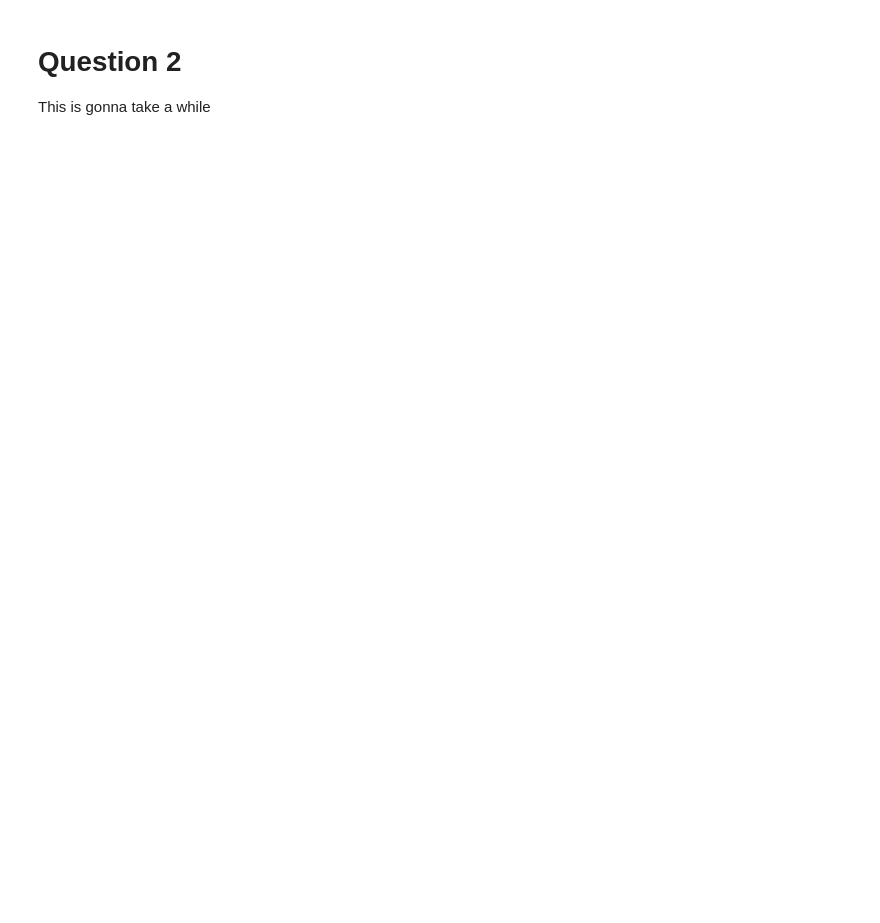
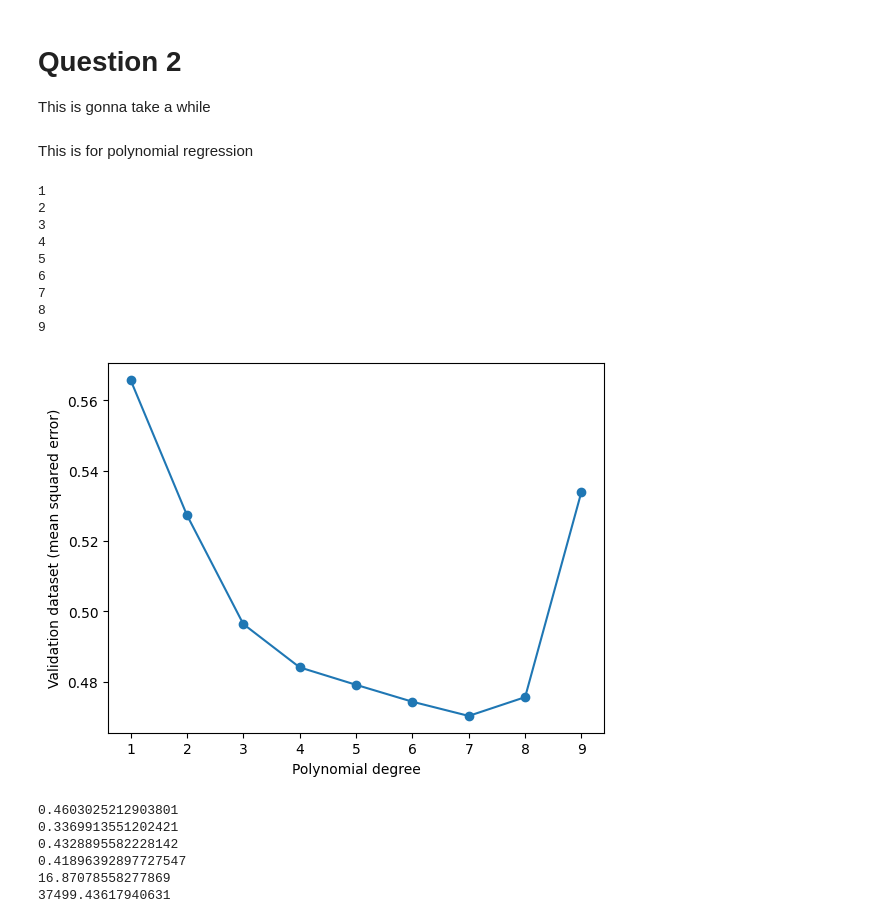
Before and after one commit to GrandmasterFred/NNProject, a Jupyter notebook: assignment3.ipynb, the cells around one changed output. Cells and saved outputs as stored; diff of their text form; code cells hidden in the pictures; blank space fills up the shorter version.

```diff
--- a/assignment3.ipynb
+++ b/assignment3.ipynb
@@ -33,6 +47,9 @@ plt.tight_layout()
 plt.show()
 # %% [output]
 [figure]
+# %%
+# dropping out the NaN numbers i guess
+new_df = new_df.dropna()
 # %%
 # conducting statistical analysis on the data we were given
 from scipy.stats import shapiro
@@ -88,6 +107,11 @@ del x_scale2, x_scale1
 scaler_y = RobustScaler()
 scaler_y.fit(y)
 y_scale = scaler_y.transform(y)
+# %%
+from sklearn.model_selection import train_test_split
+
+# split the dataset into training and testing set now
+x_train_set, x_test_set, y_train_set, y_test_set = train_test_split(x_scale, y_scale, test_size=0.2, random_state=7567)
 # %% [markdown]
 # Question 2
 This is gonna take a while
@@ -135,0 +165,69 @@ dataset_list.append(temp_dataset)
+# %% [markdown]
+This is for polynomial regression
+# %%
+# searching for best hyperparameter. I am running on the assumption that the best hyperparameter will work the same for everything
+
+mse = np.array([])
+scorer = make_scorer(mean_squared_error)
+
+temp_x_set = train_set_list[0]
+
+n_vec = range(1,10)
+for n in n_vec:
+    print(n)
+    poly_transformer = PolynomialFeatures(degree=n)
+    x_train_poly = poly_transformer.fit_transform(temp_x_set)
+    model = LinearRegression()
+    score = cross_val_score(model, x_train_poly, y_train_set, cv=5, scoring=scorer)
+    mse = np.append(mse, score.mean())
+
+plt.plot(n_vec, mse, marker='o')
+plt.xlabel('Polynomial degree')
+plt.ylabel('Validation dataset (mean squared error)')
+plt.show()
+# %% [output]
+1
+2
+3
+4
+5
+6
+7
+8
+9
+[figure, added]
+# %%
+# the best valur from the previous 1 was 8, so that will be used
+BEST_DEGREE = 7
+
+# loop through each of the dataset
+for idx in range(len(train_set_list)):
+    # temporary dataset for current iteration
+    temp_x_set = train_set_list[idx]
+    temp_x_set_test = test_set_list[idx]
+
+    # define polynomial regression
+    poly_transformer = PolynomialFeatures(degree=BEST_DEGREE)
+    x_train_poly = poly_transformer.fit_transform(temp_x_set)
+
+    model = LinearRegression()
+    model.fit(x_train_poly, y_train_set)
+
+    # the scaled prediction, i will just use this one
+    y_train_pred_scale = model.predict(x_train_poly)
+    mse_train_scale = mean_squared_error(y_train_set, y_train_pred_scale)
+
+    # print(f'{mse_train_scale}')
+
+    # this is to grab the validation information
+    x_test_poly = poly_transformer.fit_transform(temp_x_set_test)
+    y_test_pred_scale = model.predict(x_test_poly)
+    mse_test_scale = mean_squared_error(y_test_set, y_test_pred_scale)
+    print(f'{mse_test_scale}')
+# %% [output]
+0.4603025212903801
+0.3369913551202421
+0.4328895582228142
+0.41896392897727547
+16.87078558277869
+37499.43617940631
```
Also changed, not shown: parts of 14 cells of this notebook, 1 other file.
